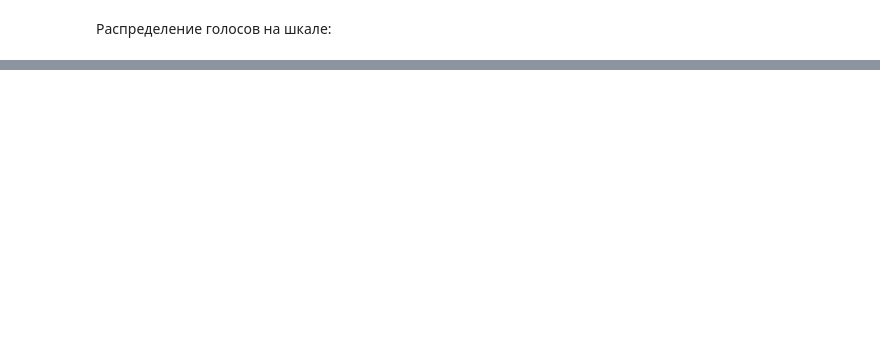
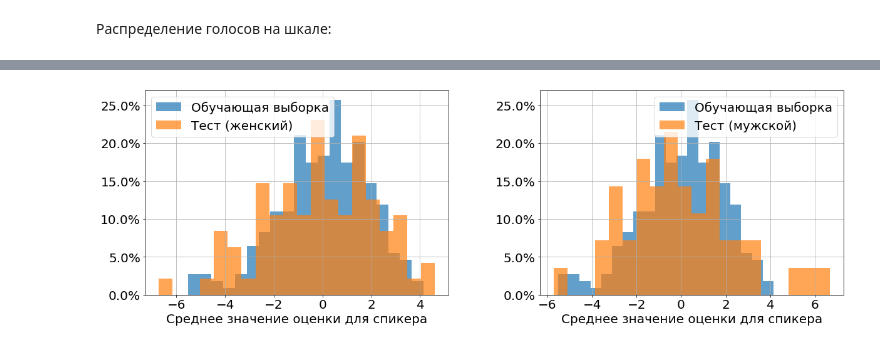
Before and after one commit to voidmax/VoiceEnergy, a Jupyter notebook: exps/nn_pairwise_ranking.ipynb, the cells around one changed output, grey strips where cells are left out. Cells and saved outputs as stored; diff of their text form; code cells hidden in the pictures; blank space fills up the shorter version.

```diff
--- a/exps/nn_pairwise_ranking.ipynb
+++ b/exps/nn_pairwise_ranking.ipynb
@@ -487,7 +664,10 @@ for t in range(USING_CROSS_VALIDATION_SIZE):
         for v in value:
             imp[name].append(v)
 
+
+w = []
 for name, value in imp.items():
     value = np.array(value)
     print("{:<30}".format(name), "mean = %.5f" % np.abs(value).mean(), "\tstd = %.5f" % np.abs(value).std())
+    w.append(value.mean())
 # %% [output]
@@ -513,0 +767,52 @@ plt.show()
+# %%
+from matplotlib.ticker import PercentFormatter
+
+plt.figure(figsize=[20, 6])
+plt.rc('font', size=20)
+plt.subplots_adjust(wspace=0.3, hspace=0.3)
+
+plt.subplot(1, 2, 1)
+plt.grid()
+res = []
+for d in dataset_train._cache.values():
+    res.append(np.mean([model[i](d).detach().item() for i in range(USING_CROSS_VALIDATION_SIZE)]))
+plt.hist(res, bins=20, label="Обучающая выборка", alpha=0.7, density=True)
+
+res = []
+for d in dataset_test._cache.values():
+    res.append(np.mean([model[i](d).detach().item() for i in range(USING_CROSS_VALIDATION_SIZE)]))
+plt.hist(res, bins=20, label="Тест (женский)", alpha=0.7, density=True)
+
+plt.gca().yaxis.set_major_formatter(PercentFormatter(xmax=1))
+# res = []
+# for d in male_dataset_test._cache.values():
+#     res.append(np.mean([model[i](d).detach().item() for i in range(USING_CROSS_VALIDATION_SIZE)]))
+# plt.hist(res, bins=30, label="Тест (мужской)", alpha=0.7)
+
+plt.xlabel("Среднее значение оценки для спикера")
+plt.legend()
+
+
+plt.subplot(1, 2, 2)
+plt.grid()
+res = []
+for d in dataset_train._cache.values():
+    res.append(np.mean([model[i](d).detach().item() for i in range(USING_CROSS_VALIDATION_SIZE)]))
+plt.hist(res, bins=20, label="Обучающая выборка", alpha=0.7, density=True)
+
+# res = []
+# for d in dataset_test._cache.values():
+#     res.append(np.mean([model[i](d).detach().item() for i in range(USING_CROSS_VALIDATION_SIZE)]))
+# plt.hist(res, bins=30, label="Тест (женский)", alpha=0.7, density=True)
+
+res = []
+for d in male_dataset_test._cache.values():
+    res.append(np.mean([model[i](d).detach().item() for i in range(USING_CROSS_VALIDATION_SIZE)]))
+plt.hist(res, bins=20, label="Тест (мужской)", alpha=0.7, density=True)
+
+plt.gca().yaxis.set_major_formatter(PercentFormatter(xmax=1))
+plt.xlabel("Среднее значение оценки для спикера")
+plt.legend()
+plt.show()
+# %% [output]
+[figure, added]
```
Also changed, not shown: parts of 26 cells of this notebook.
